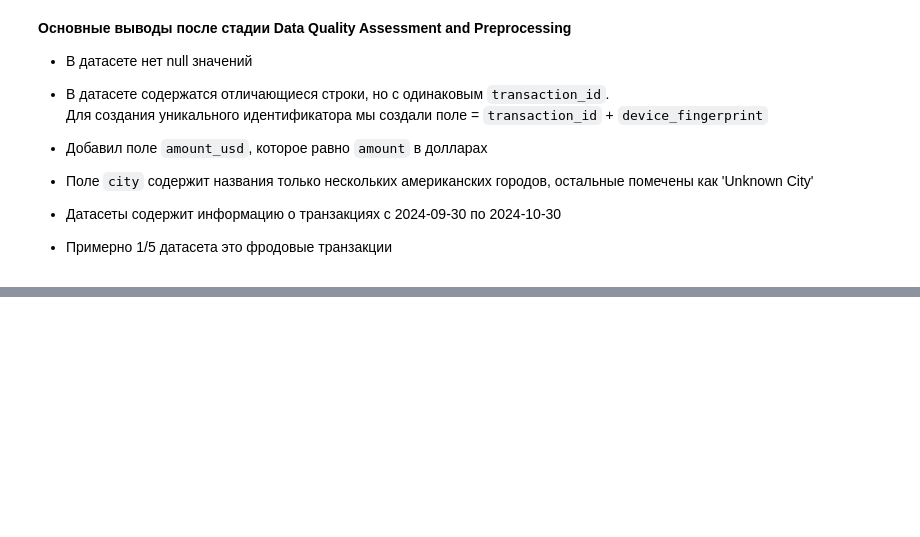
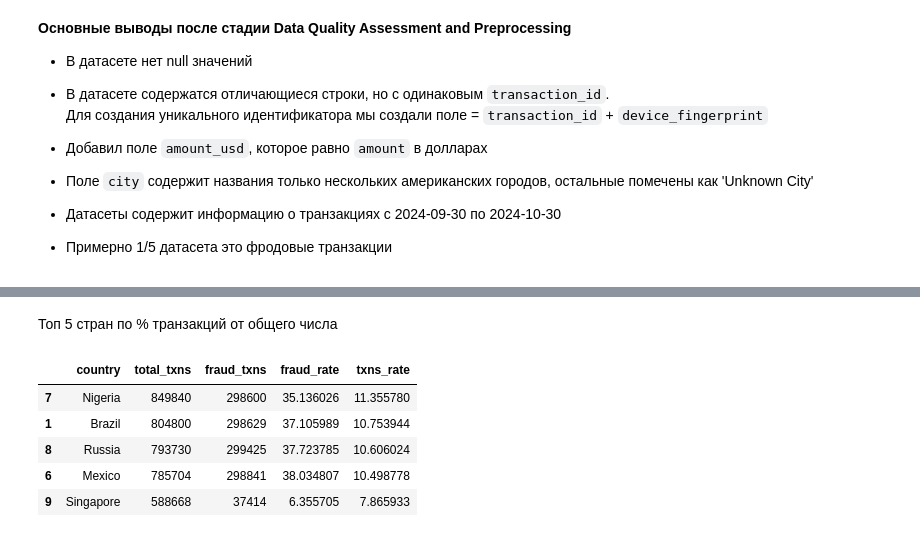
Before and after one commit to SaidKamalov/transaction_fraud_analysis, a Jupyter notebook: EDA.ipynb, the cells around one changed output, grey strips where cells are left out. Cells and saved outputs as stored; diff of their text form; code cells hidden in the pictures; blank space fills up the shorter version.

```diff
--- a/EDA.ipynb
+++ b/EDA.ipynb
@@ -413,0 +466,11 @@ print(f'Максимальная сумма транзакции: {round(transac
+# %% [markdown]
+Топ 5 стран по % транзакций от общего числа
+# %%
+country_stats.sort_values(['txns_rate'], ascending=False).head()
+# %% [output]
+|  | country | total_txns | fraud_txns | fraud_rate | txns_rate |
+| 7 | Nigeria | 849840 | 298600 | 35.136026 | 11.355780 |
+| 1 | Brazil | 804800 | 298629 | 37.105989 | 10.753944 |
+| 8 | Russia | 793730 | 299425 | 37.723785 | 10.606024 |
+| 6 | Mexico | 785704 | 298841 | 38.034807 | 10.498778 |
+| 9 | Singapore | 588668 | 37414 | 6.355705 | 7.865933 |
```
Also changed, not shown: parts of 17 cells of this notebook, 2 other files.
